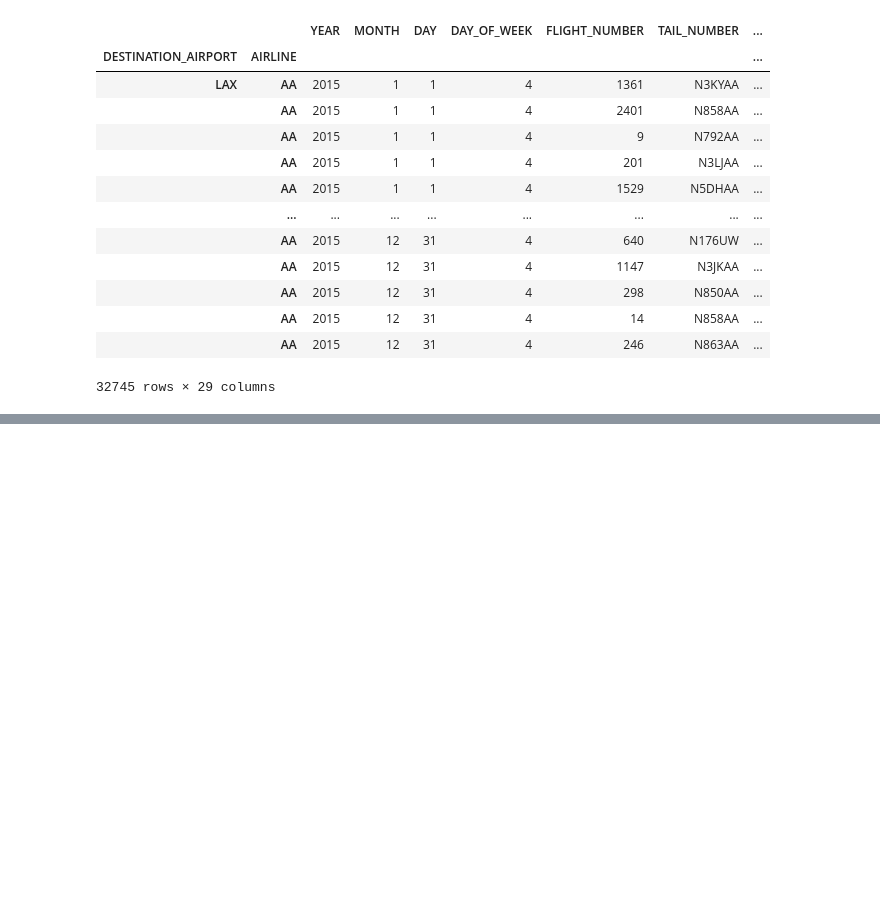
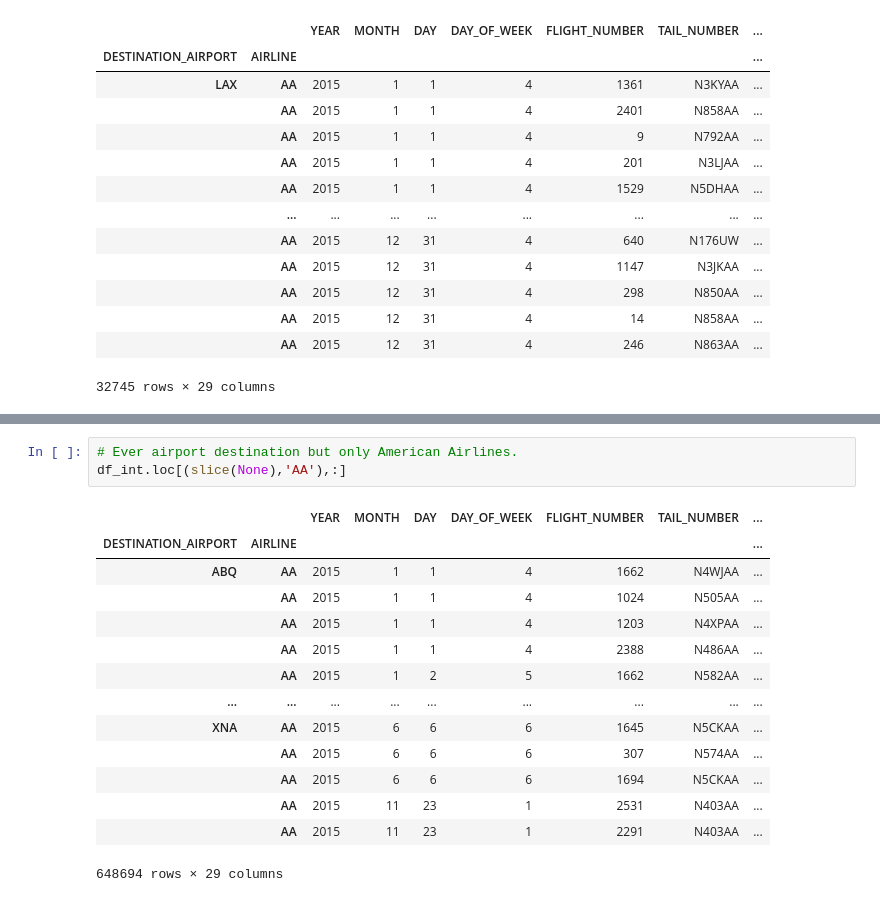
Before and after one commit to mlobf/new_pandas_course, a Jupyter notebook: 07AdvancedTopic/intro.ipynb, the cells around one changed output, grey strips where cells are left out. Cells and saved outputs as stored; diff of their text form; blank space fills up the shorter version.

```diff
--- a/07AdvancedTopic/intro.ipynb
+++ b/07AdvancedTopic/intro.ipynb
@@ -98,0 +151,18 @@ df.loc[("LAX","AA")]
+# %%
+# Ever airport destination but only American Airlines.
+df_int.loc[(slice(None),'AA'),:]
+# %% [output]
+|  |  | YEAR | MONTH | DAY | DAY_OF_WEEK | FLIGHT_NUMBER | TAIL_NUMBER | ... |
+| DESTINATION_AIRPORT | AIRLINE |  |  |  |  |  |  | ... |
+| ABQ | AA | 2015 | 1 | 1 | 4 | 1662 | N4WJAA | ... |
+|  | AA | 2015 | 1 | 1 | 4 | 1024 | N505AA | ... |
+|  | AA | 2015 | 1 | 1 | 4 | 1203 | N4XPAA | ... |
+|  | AA | 2015 | 1 | 1 | 4 | 2388 | N486AA | ... |
+|  | AA | 2015 | 1 | 2 | 5 | 1662 | N582AA | ... |
+| ... | ... | ... | ... | ... | ... | ... | ... | ... |
+| XNA | AA | 2015 | 6 | 6 | 6 | 1645 | N5CKAA | ... |
+|  | AA | 2015 | 6 | 6 | 6 | 307 | N574AA | ... |
+|  | AA | 2015 | 6 | 6 | 6 | 1694 | N5CKAA | ... |
+|  | AA | 2015 | 11 | 23 | 1 | 2531 | N403AA | ... |
+|  | AA | 2015 | 11 | 23 | 1 | 2291 | N403AA | ... |
+648694 rows × 29 columns
```
Also changed, not shown: parts of 5 cells of this notebook.
